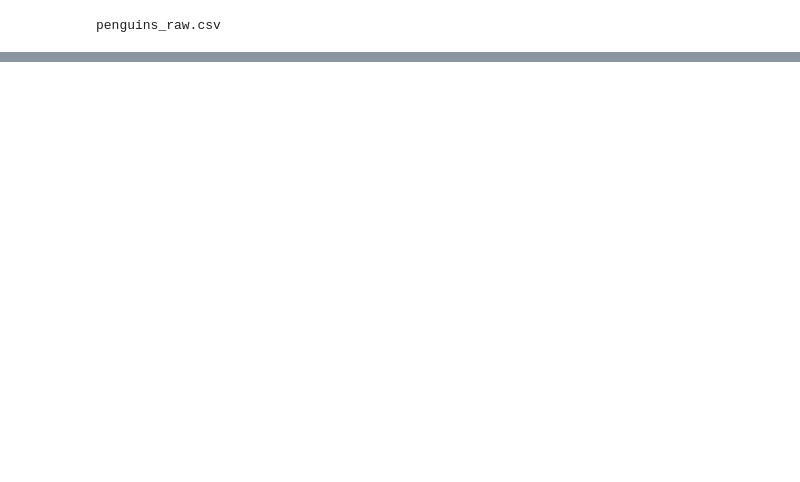
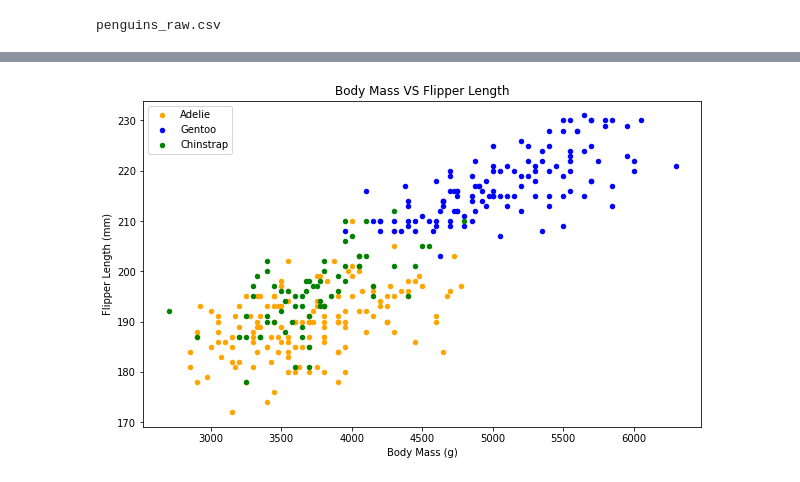
Before and after one commit to zobiejrz/palmer-penguin-classification, a Jupyter notebook: notebooks/Classifier.ipynb, the cells around one changed output, grey strips where cells are left out. Cells and saved outputs as stored; diff of their text form; code cells hidden in the pictures; blank space fills up the shorter version.

```diff
--- a/notebooks/Classifier.ipynb
+++ b/notebooks/Classifier.ipynb
@@ -60,0 +80,12 @@ penguins.head(5)
+# %%
+fig = penguins[penguins.Species=='Adelie'].plot(kind='scatter',x='Body Mass (g)',y='Flipper Length (mm)',color='orange', label='Adelie')
+penguins[penguins.Species=='Gentoo'].plot(kind='scatter',x='Body Mass (g)',y='Flipper Length (mm)',color='blue', label='Gentoo',ax=fig)
+penguins[penguins.Species=='Chinstrap'].plot(kind='scatter',x='Body Mass (g)',y='Flipper Length (mm)',color='green', label='Chinstrap', ax=fig)
+fig.set_xlabel("Body Mass (g)")
+fig.set_ylabel("Flipper Length (mm)")
+fig.set_title("Body Mass VS Flipper Length")
+fig=plt.gcf()
+fig.set_size_inches(10,6)
+plt.show()
+# %% [output]
+[figure, added]
```
Also changed, not shown: parts of 30 cells of this notebook.
